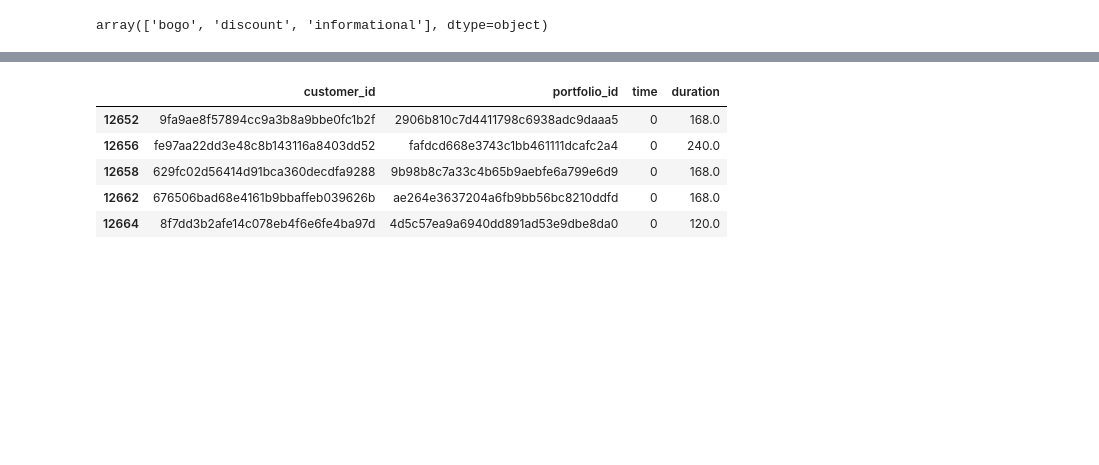
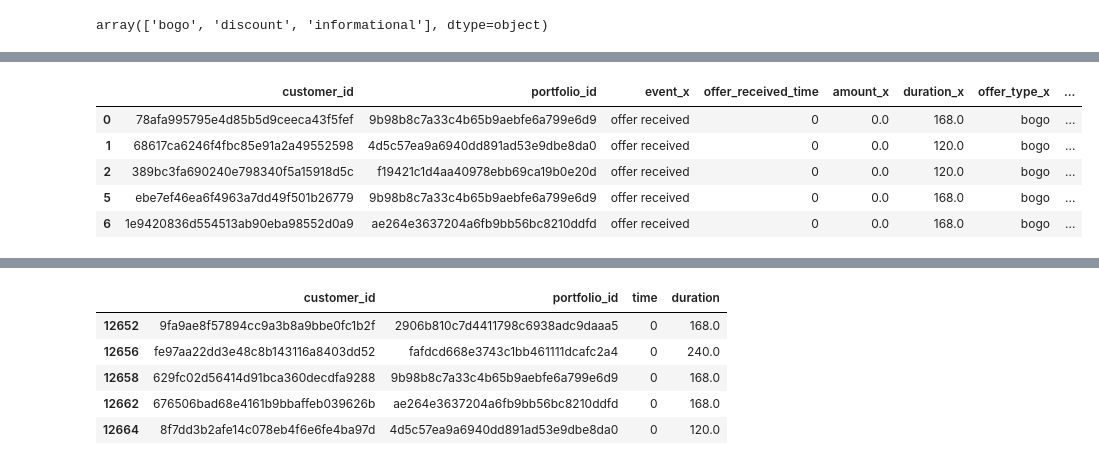
Before and after one commit to Mendy5/Udacity_Project_Capstone, a Jupyter notebook: Starbucks_Capstone_notebook.ipynb, the cells around one changed output, grey strips where cells are left out. Drawn from its saved outputs; the diff is of its cells as text; code cells hidden in the pictures; blank space fills up the shorter version.

```diff
--- a/Starbucks_Capstone_notebook.ipynb
+++ b/Starbucks_Capstone_notebook.ipynb
@@ -1542,0 +1574,8 @@ array(['bogo', 'discount', 'informational'], dtype=object)
+# %%
+transcript_disc_completed_df = transcript_disc_df[transcript_disc_df["event"] == "offer completed"]
+transcript_bogo_completed_df = transcript_bogo_df[transcript_bogo_df["event"] == "offer completed"]
+# %%
+transcript_bogo_completed_df = transcript_bogo_completed_df.rename(columns = {"time":"offer_completed_time"})
+transcript_disc_completed_df = transcript_disc_completed_df.rename(columns = {"time":"offer_completed_time"})
+# %%
+transcript_bogo_final_df_temp = transcript_bogo_received_df.merge(transcript_bogo_completed_df, how = "left", on = ["customer_id", "portfolio_id"])
@@ -1542,0 +1584,15 @@ array(['bogo', 'discount', 'informational'], dtype=object)
+# %%
+transcript_bogo_final_df_temp = transcript_bogo_final_df_temp[((transcript_bogo_final_df_temp["offer_completed_time"] >= \
+                                 transcript_bogo_final_df_temp["offer_received_time"]) &
+                                 (transcript_bogo_final_df_temp["offer_completed_time"] <= \
+                                 transcript_bogo_final_df_temp["offer_end_time"])
+                                ) | (transcript_bogo_final_df_temp["offer_completed_time"].isnull())]
+# %%
+transcript_bogo_final_df_temp.head()
+# %% [output]
+|  | customer_id | portfolio_id | event_x | offer_received_time | amount_x | duration_x | offer_type_x | ... |
+| 0 | 78afa995795e4d85b5d9ceeca43f5fef | 9b98b8c7a33c4b65b9aebfe6a799e6d9 | offer received | 0 | 0.0 | 168.0 | bogo | ... |
+| 1 | 68617ca6246f4fbc85e91a2a49552598 | 4d5c57ea9a6940dd891ad53e9dbe8da0 | offer received | 0 | 0.0 | 120.0 | bogo | ... |
+| 2 | 389bc3fa690240e798340f5a15918d5c | f19421c1d4aa40978ebb69ca19b0e20d | offer received | 0 | 0.0 | 120.0 | bogo | ... |
+| 5 | ebe7ef46ea6f4963a7dd49f501b26779 | 9b98b8c7a33c4b65b9aebfe6a799e6d9 | offer received | 0 | 0.0 | 168.0 | bogo | ... |
+| 6 | 1e9420836d554513ab90eba98552d0a9 | ae264e3637204a6fb9bb56bc8210ddfd | offer received | 0 | 0.0 | 168.0 | bogo | ... |
```
Also changed, not shown: parts of 29 cells of this notebook.
